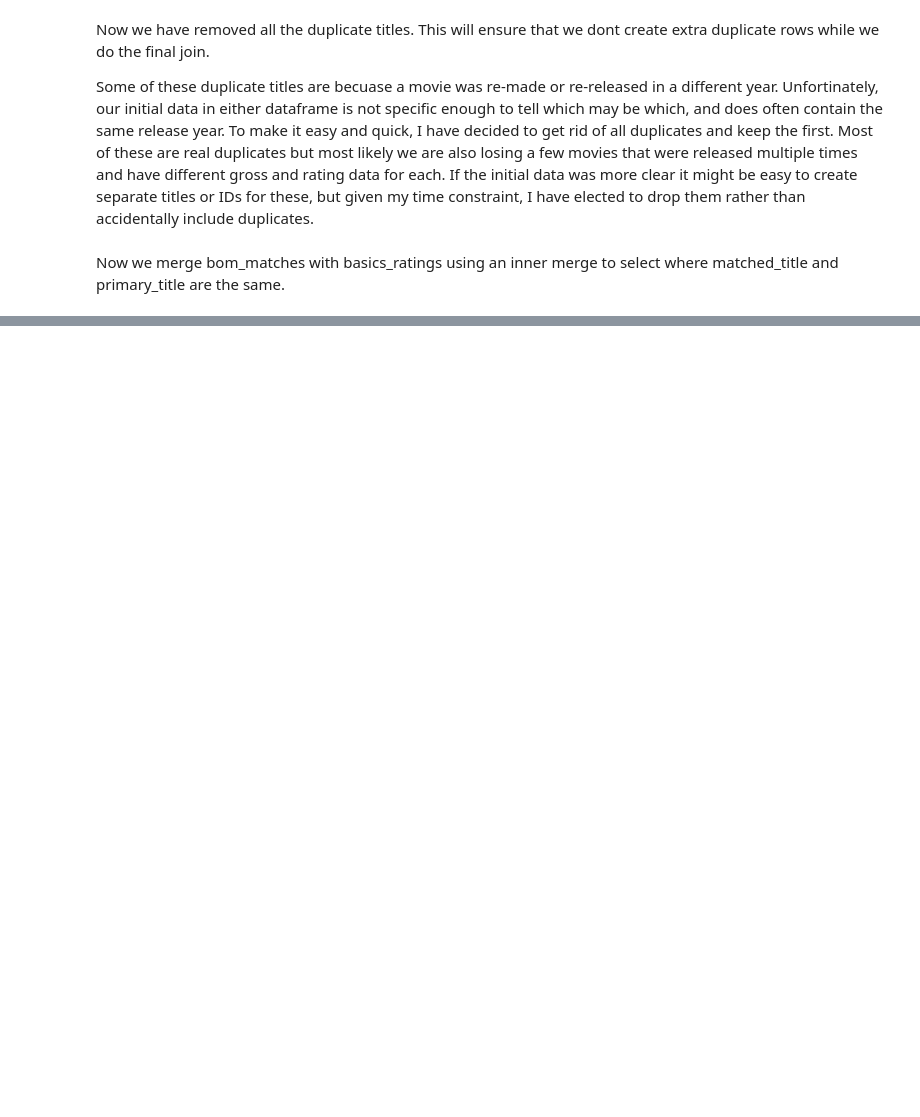
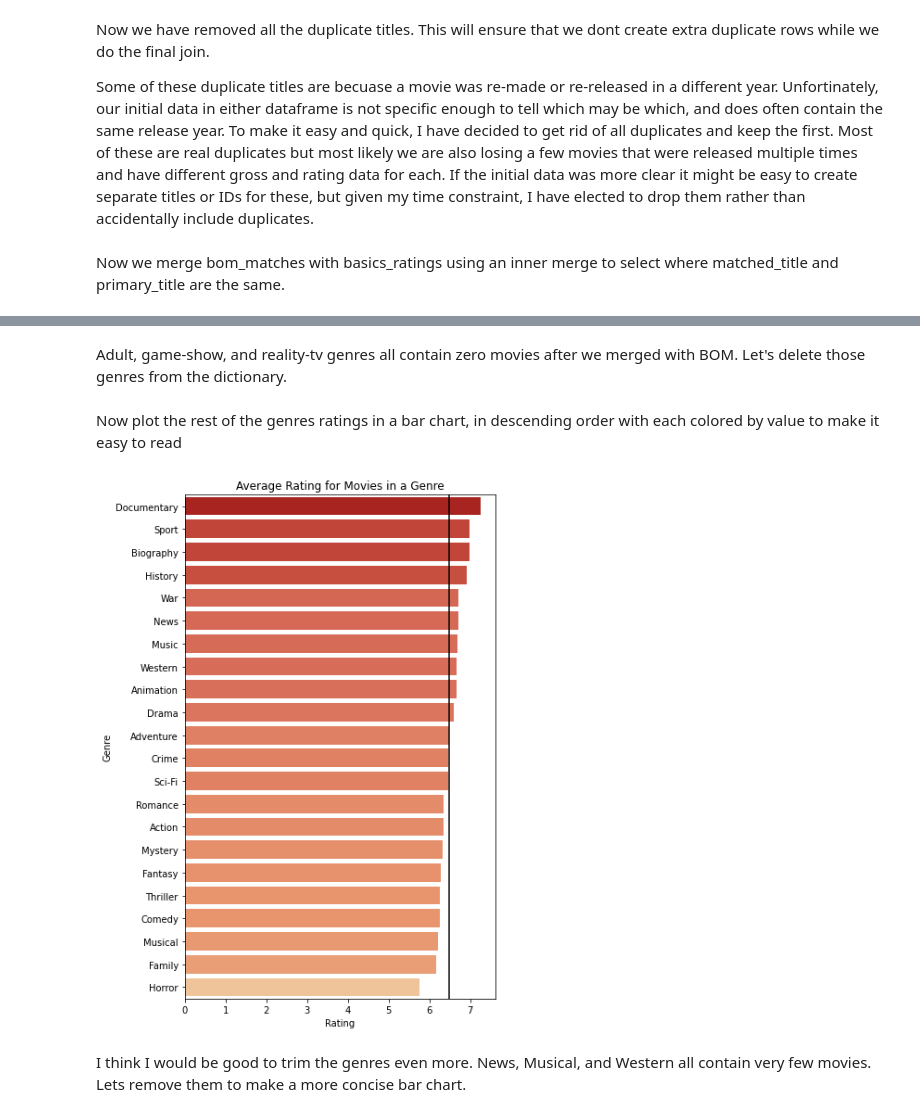
Before and after one commit to jonnyhof/phase1_project, a Jupyter notebook: movie_analysis.ipynb, the cells around one changed output, grey strips where cells are left out. Saved outputs shown, nothing was run; the diff lists cells and outputs as text; code cells hidden in the pictures; blank space fills up the shorter version.

Commit message:
put figure scripts in analysis notebook

```diff
--- a/movie_analysis.ipynb
+++ b/movie_analysis.ipynb
@@ -358,0 +377,11 @@ Examing the length of the result to the original, we only lost 13 rows from bom_
+# %%
+# First build a dictionary to store the genre and ratings in key value pairs
+# for usefulness will also include the number of movies in each genre, so we can also see how many
+# movies the rating is based off of. A genre with many movies is better data than a
+# genre with only one movie rating
+
+ratings_dict = {}
+
+for genre in list_of_genre_types:
+    ratings_dict[genre] = {'average_rating': df[df[genre] == True]['averagerating'].mean(),
+                           'number_movies': len(df[df[genre] == True])}
@@ -358,0 +408,3 @@ Examing the length of the result to the original, we only lost 13 rows from bom_
+# %% [markdown]
+Adult, game-show, and reality-tv genres all contain zero movies after we merged with BOM.
+Let's delete those genres from the dictionary.
@@ -358,0 +415,35 @@ Examing the length of the result to the original, we only lost 13 rows from bom_
+# %% [markdown]
+Now plot the rest of the genres ratings in a bar chart, in descending order with each colored by value to make it easy to read
+# %%
+# First sort the ratings dictionary
+ratings_dict_sorted = dict(sorted(ratings_dict.items(), key=lambda item: item[1]['average_rating']))
+
+
+# From new sorted dictionary, make sorted lists for plotting
+ratings_sorted = [value['average_rating'] for key, value in ratings_dict_sorted.items()][::-1]
+genres_sorted = [key for key, value in ratings_dict_sorted.items()][::-1]
+
+# Normalize colormap for data range
+# Matplotlib normalize and ColorMap made this a very easy two liner
+norm = plt.Normalize(min(ratings_sorted)-1, max(ratings_sorted)+.5)
+colors = plt.cm.OrRd(norm(ratings_sorted))
+
+# Define plot
+fig, ax = plt.subplots(figsize=(6,10))
+
+
+# Draw plot
+sns.barplot(ratings_sorted, genres_sorted, palette = colors, orient='horizonatal')
+
+# Add a line to show the average rating for all movies.
+avg_rating = np.mean(df['averagerating'])
+plt.axvline(x=avg_rating, ymin=0, ymax=1, color='k')
+
+ax.tick_params(axis='x', labelrotation = 0)
+ax.set_xlabel('Rating')
+ax.set_ylabel('Genre')
+ax.set_title('Average Rating for Movies in a Genre');
+# %% [output]
+[figure, added]
+# %% [markdown]
+I think I would be good to trim the genres even more. News, Musical, and Western all contain very few movies. Lets remove them to make a more concise bar chart.
```
Also changed, not shown: parts of 14 cells of this notebook.
